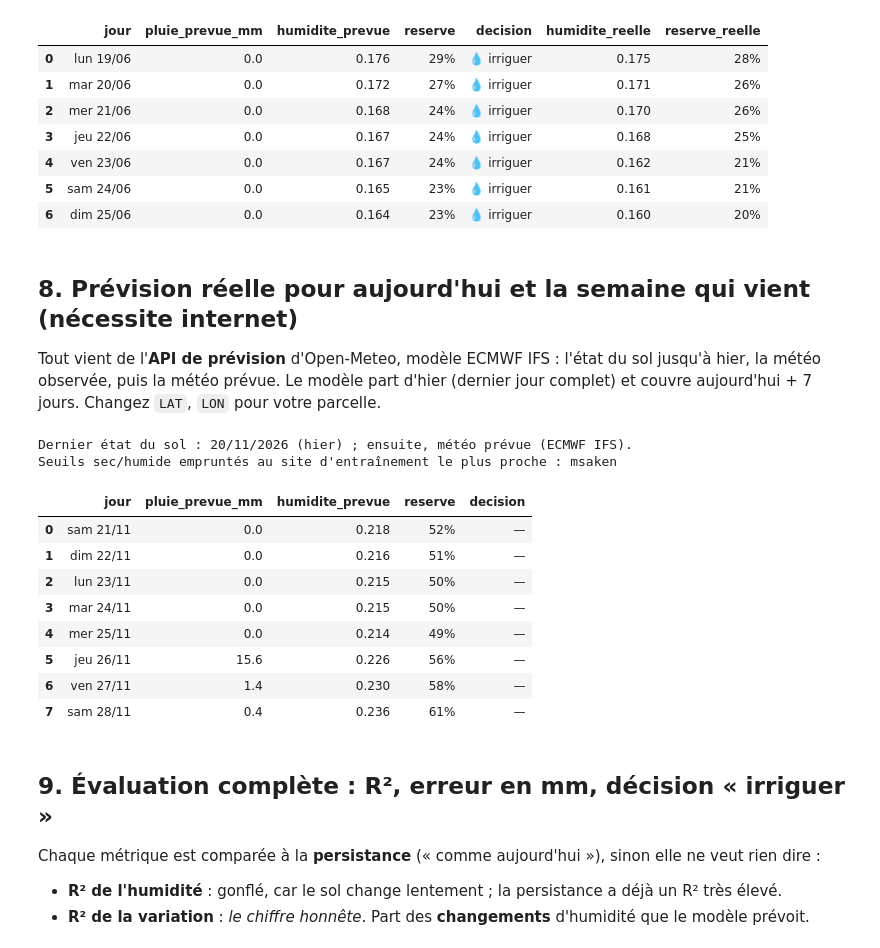
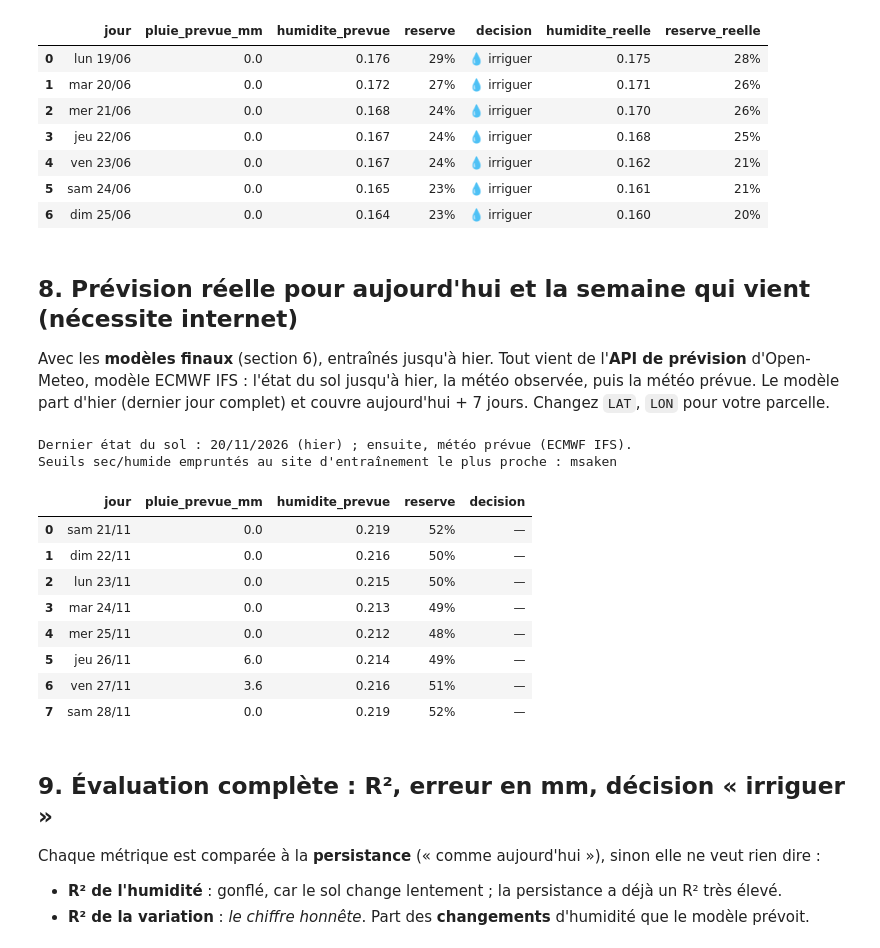
Before and after one commit to Dina0charfi/hackathon-gaia-kizuna-, a Jupyter notebook: ml/prevision_humidite_sol.ipynb, the cells around one changed output. Saved outputs shown, nothing was run; the diff lists cells and outputs as text; code cells hidden in the pictures.

```diff
--- a/ml/prevision_humidite_sol.ipynb
+++ b/ml/prevision_humidite_sol.ipynb
@@ -383,18 +386,28 @@ Les fichiers de `models/` peuvent être chargés par le backend FastAPI (`lightg
 # %%
+modeles_finaux = {}
 for h, m in modeles.items():
-    m.booster_.save_model(str(MODEL_DIR / f"humidite_sol_J{h}.txt"))
+    X, y = variables(h), f"cible_{h}"
+    tout = table[table[X + [y]].notna().all(axis=1)]
+    mf = lgb.LGBMRegressor(**{**m.get_params(), "n_estimators": m.best_iteration_})
+    mf.fit(tout[X], tout[y])
+    modeles_finaux[h] = mf
+    mf.booster_.save_model(str(MODEL_DIR / f"humidite_sol_J{h}.txt"))
+    print(f"J+{h} final : {len(tout)} lignes, {tout.site.nunique()} sites, {tout.date.min():%d/%m/%Y} → {tout.date.max():%d/%m/%Y}")
+FIN_FINAL = table[table["cible_1"].notna()].date.max().strftime("%Y-%m-%d")
 # seuils sec / humide de chaque site : 5e et 95e centiles de son humidité historique
 seuils = data.groupby("site")[CIBLE].quantile([0.05, 0.95]).unstack()
 meta = dict(cible=CIBLE, horizons=list(HORIZONS), variables={h: variables(h) for h in HORIZONS},
             source="Open-Meteo, modèle ECMWF IFS (archive et API de prévision)", periode=[START, data.date.max().strftime("%Y-%m-%d")],
             decoupage=dict(entrainement=f"{START[:4]}–{FIN_ENTRAIN}", validation=ANNEE_VALID, test=f"{DEBUT_TEST} →"),
+            modele_final=dict(entraine_sur=f"{START} → {FIN_FINAL}", sites=int(table.site.nunique()),
+                              note="scores mesurés avant, sur des modèles qui n'avaient vu ni 2024–2026 ni les sites de test"),
             resultats=res.round(5).to_dict("records"),
             seuils_sites={s: dict(sec=round(r[0.05], 4), humide=round(r[0.95], 4)) for s, r in seuils.iterrows()},
             sites=SITES[SITES.id.isin(data.site.unique())][["id", "nom", "lat", "lon", "zone"]].to_dict("records"))
 # prédiction de référence : permet au backend de vérifier qu'il calcule exactement comme ce notebook
 ref = table[(table.site == "msaken") & (table.date == "2023-06-18")]
 meta["exemple"] = dict(site="msaken", date="2023-06-18",
-                       predictions={h: float(ref[CIBLE].iloc[0] + modeles[h].predict(ref[variables(h)])[0]) for h in HORIZONS})
+                       predictions={h: float(ref[CIBLE].iloc[0] + modeles_finaux[h].predict(ref[variables(h)])[0]) for h in HORIZONS})
 (MODEL_DIR / "meta.json").write_text(json.dumps(meta, ensure_ascii=False, indent=1), encoding="utf-8")
 sorted(p.name for p in MODEL_DIR.iterdir())
 # %% [output]
@@ -424,12 +447,14 @@ def reserve(theta, site_id):
     return float(np.clip((theta - lo) / (hi - lo), 0, 1))
 
 
-def plan_7_jours(t, site_id, horizons=HORIZONS_PLAN):
+def plan_7_jours(t, site_id, horizons=HORIZONS_PLAN, mods=None):
     # t : table de variables du site ; la dernière ligne = le dernier état connu du sol
+    # mods : modèles de test par défaut (démonstration honnête) ; modeles_finaux en direct
+    mods = mods or modeles
     jour = t.iloc[-1]
     lignes = []
     for h in horizons:
-        theta = jour[CIBLE] + modeles[h].predict(t.iloc[[-1]][variables(h)])[0]
+        theta = jour[CIBLE] + mods[h].predict(t.iloc[[-1]][variables(h)])[0]
         r = reserve(theta, site_id)
         d = jour.date + pd.Timedelta(days=h)
         lignes.append(dict(jour=f"{JOURS[d.weekday()]} {d:%d/%m}",
@@ -466,36 +491,37 @@ Plan pour Msaken (Sahel) à partir du 18/06/2023 (réserve aujourd'hui : 32%)
 | 6 | dim 25/06 | 0.0 | 0.164 | 23% | 💧 irriguer | 0.160 | 20% |
 # %% [markdown]
 ## 8. Prévision réelle pour aujourd'hui et la semaine qui vient (nécessite internet)
+Avec les **modèles finaux** (section 6), entraînés jusqu'à hier.
 Tout vient de l'**API de prévision** d'Open-Meteo, modèle ECMWF IFS : l'état du sol jusqu'à hier, la météo observée, puis la météo prévue. Le modèle part d'hier (dernier jour complet) et couvre aujourd'hui + 7 jours. Changez `LAT`, `LON` pour votre parcelle.
 # %%
 LAT, LON = 35.73, 10.58      # Msaken, Sahel — mettez ici les coordonnées de la parcelle
 
 try:
     auj = pd.Timestamp.today().normalize()
     j = appel_open_meteo(FORECAST, dict(latitude=LAT, longitude=LON, models="ecmwf_ifs", past_days=60, forecast_days=10,
                                         daily=",".join(DAILY), hourly=",".join(HOURLY), timezone="Africa/Tunis"))
     t = json_vers_table(j).assign(lat=LAT, lon=LON)
     etat = auj - pd.Timedelta(days=1)                            # hier : dernier jour complet
     t = construire_variables(t)
     t = t[t.date <= etat]
     site_proche = SITES.assign(d=(SITES.lat - LAT) ** 2 + (SITES.lon - LON) ** 2).sort_values("d").id.iloc[0]
     print(f"Dernier état du sol : {etat:%d/%m/%Y} (hier) ; ensuite, météo prévue (ECMWF IFS).")
     print(f"Seuils sec/humide empruntés au site d'entraînement le plus proche : {site_proche}")
-    display(plan_7_jours(t, site_proche, range(1, 9)))
+    display(plan_7_jours(t, site_proche, range(1, 9), mods=modeles_finaux))     # modèles finaux, entraînés jusqu'à hier
 except Exception as e:
     print("Prévision en direct indisponible :", e)
 # %% [output]
 Dernier état du sol : 20/11/2026 (hier) ; ensuite, météo prévue (ECMWF IFS).
 Seuils sec/humide empruntés au site d'entraînement le plus proche : msaken
 |  | jour | pluie_prevue_mm | humidite_prevue | reserve | decision |
-| 0 | sam 21/11 | 0.0 | 0.218 | 52% | — |
-| 1 | dim 22/11 | 0.0 | 0.216 | 51% | — |
+| 0 | sam 21/11 | 0.0 | 0.219 | 52% | — |
+| 1 | dim 22/11 | 0.0 | 0.216 | 50% | — |
 | 2 | lun 23/11 | 0.0 | 0.215 | 50% | — |
-| 3 | mar 24/11 | 0.0 | 0.215 | 50% | — |
-| 4 | mer 25/11 | 0.0 | 0.214 | 49% | — |
-| 5 | jeu 26/11 | 15.6 | 0.226 | 56% | — |
-| 6 | ven 27/11 | 1.4 | 0.230 | 58% | — |
-| 7 | sam 28/11 | 0.4 | 0.236 | 61% | — |
+| 3 | mar 24/11 | 0.0 | 0.213 | 49% | — |
+| 4 | mer 25/11 | 0.0 | 0.212 | 48% | — |
+| 5 | jeu 26/11 | 6.0 | 0.214 | 49% | — |
+| 6 | ven 27/11 | 3.6 | 0.216 | 51% | — |
+| 7 | sam 28/11 | 0.0 | 0.219 | 52% | — |
 # %% [markdown]
 ## 9. Évaluation complète : R², erreur en mm, décision « irriguer »
 Chaque métrique est comparée à la **persistance** (« comme aujourd'hui »), sinon elle ne veut rien dire :
```
Also changed, not shown: parts of 14 cells of this notebook, 36 other files.
